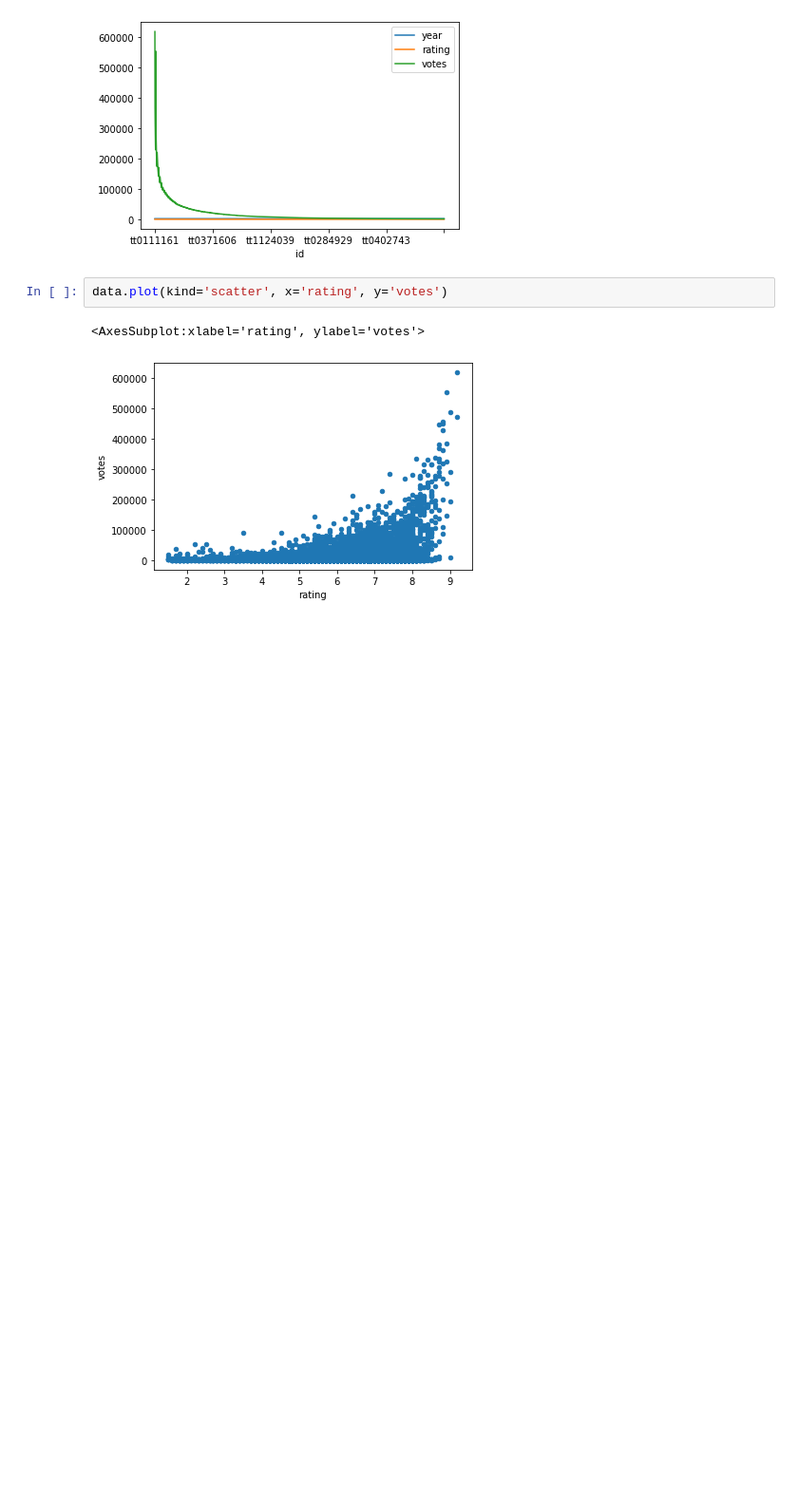
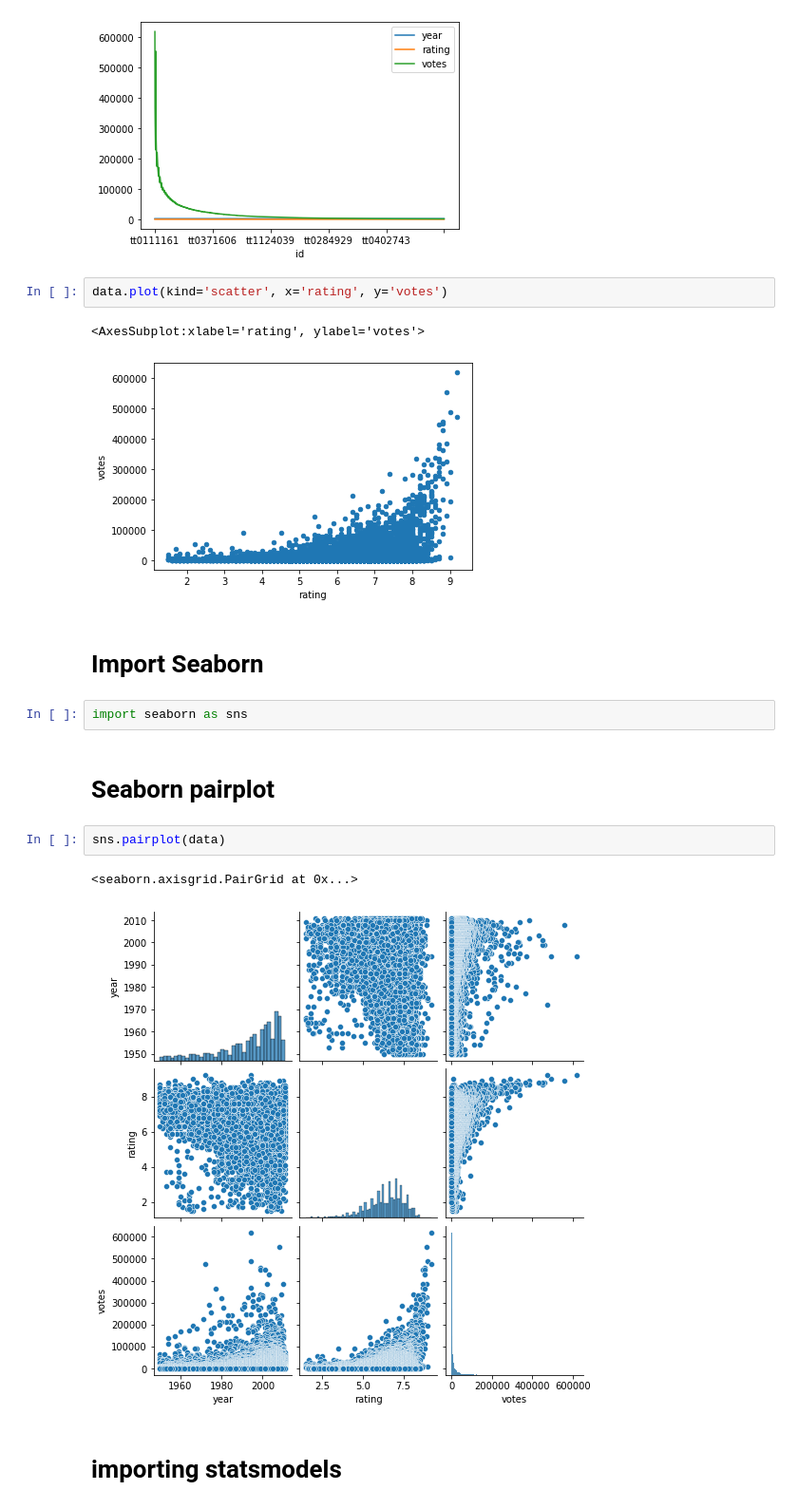
Before and after one commit to Talha-1010/IMDB-Data-analysis, a Jupyter notebook: imdb_data_analysis.ipynb, the cells around one changed output. Shown at 95% size. Drawn from its saved outputs; the diff is of its cells as text; blank space fills up the shorter version.

```diff
--- a/imdb_data_analysis.ipynb
+++ b/imdb_data_analysis.ipynb
@@ -223,3 +223,16 @@ data.plot(kind='scatter', x='rating', y='votes')
 # %% [output]
 <AxesSubplot:xlabel='rating', ylabel='votes'>
 [figure]
+# %% [markdown]
+# Import Seaborn
+# %%
+import seaborn as sns
+# %% [markdown]
+# Seaborn pairplot
+# %%
+sns.pairplot(data)
+# %% [output]
+<seaborn.axisgrid.PairGrid at 0x...>
+[figure, added]
+# %% [markdown]
+# importing statsmodels
```
Also changed, not shown: parts of 12 cells of this notebook.
